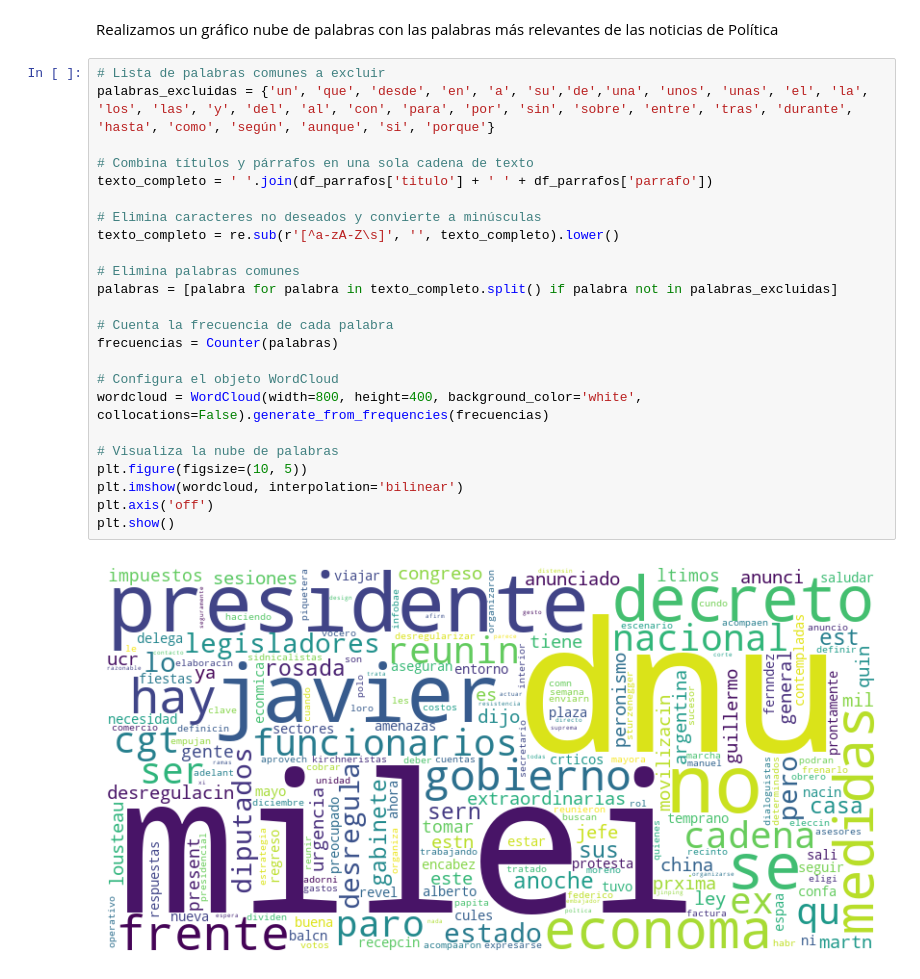
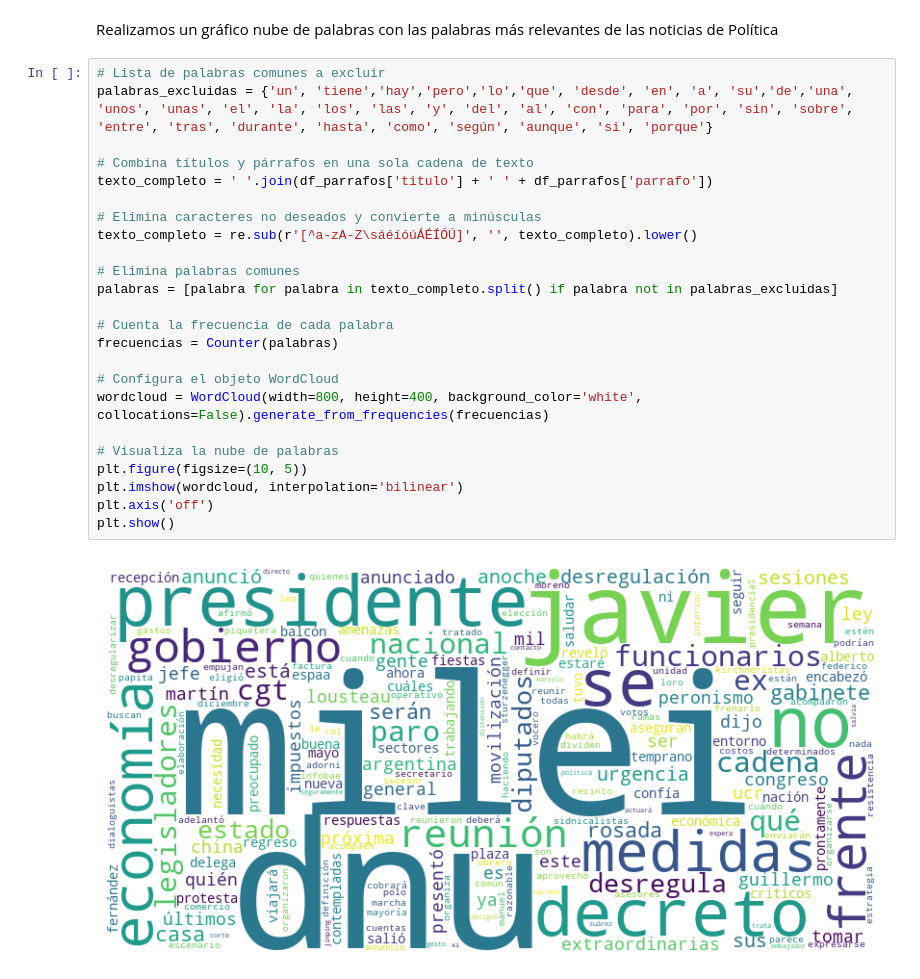
Before and after one commit to Marian2057/Unaj_Ciencia_Datos, a Jupyter notebook: Trabajo-Captura_Datos_Marianela_Pi.ipynb, the cells around one changed output. Saved outputs shown, nothing was run; the diff lists cells and outputs as text.

```diff
--- a/Trabajo-Captura_Datos_Marianela_Pi.ipynb
+++ b/Trabajo-Captura_Datos_Marianela_Pi.ipynb
@@ -124,27 +133,27 @@ df_parrafos.head()
 Realizamos un gráfico nube de palabras con las palabras más relevantes de las noticias de Política
 # %%
 # Lista de palabras comunes a excluir
-palabras_excluidas = {'un', 'que', 'desde', 'en', 'a', 'su','de','una', 'unos', 'unas', 'el', 'la', 'los', 'las', 'y', 'del', 'al', 'con', 'para', 'por', 'sin', 'sobre', 'entre', 'tras', 'durante', 'hasta', 'como', 'según', 'aunque', 'si', 'porque'}
+palabras_excluidas = {'un', 'tiene','hay','pero','lo','que', 'desde', 'en', 'a', 'su','de','una', 'unos', 'unas', 'el', 'la', 'los', 'las', 'y', 'del', 'al', 'con', 'para', 'por', 'sin', 'sobre', 'entre', 'tras', 'durante', 'hasta', 'como', 'según', 'aunque', 'si', 'porque'}
 
 # Combina títulos y párrafos en una sola cadena de texto
 texto_completo = ' '.join(df_parrafos['titulo'] + ' ' + df_parrafos['parrafo'])
 
 # Elimina caracteres no deseados y convierte a minúsculas
-texto_completo = re.sub(r'[^a-zA-Z\s]', '', texto_completo).lower()
+texto_completo = re.sub(r'[^a-zA-Z\sáéíóúÁÉÍÓÚ]', '', texto_completo).lower()
 
 # Elimina palabras comunes
 palabras = [palabra for palabra in texto_completo.split() if palabra not in palabras_excluidas]
 
 # Cuenta la frecuencia de cada palabra
 frecuencias = Counter(palabras)
 
 # Configura el objeto WordCloud
 wordcloud = WordCloud(width=800, height=400, background_color='white', collocations=False).generate_from_frequencies(frecuencias)
 
 # Visualiza la nube de palabras
 plt.figure(figsize=(10, 5))
 plt.imshow(wordcloud, interpolation='bilinear')
 plt.axis('off')
 plt.show()
 # %% [output]
-[figure, old version]
+[figure, new version]
```
Also changed, not shown: parts of 6 cells of this notebook.
